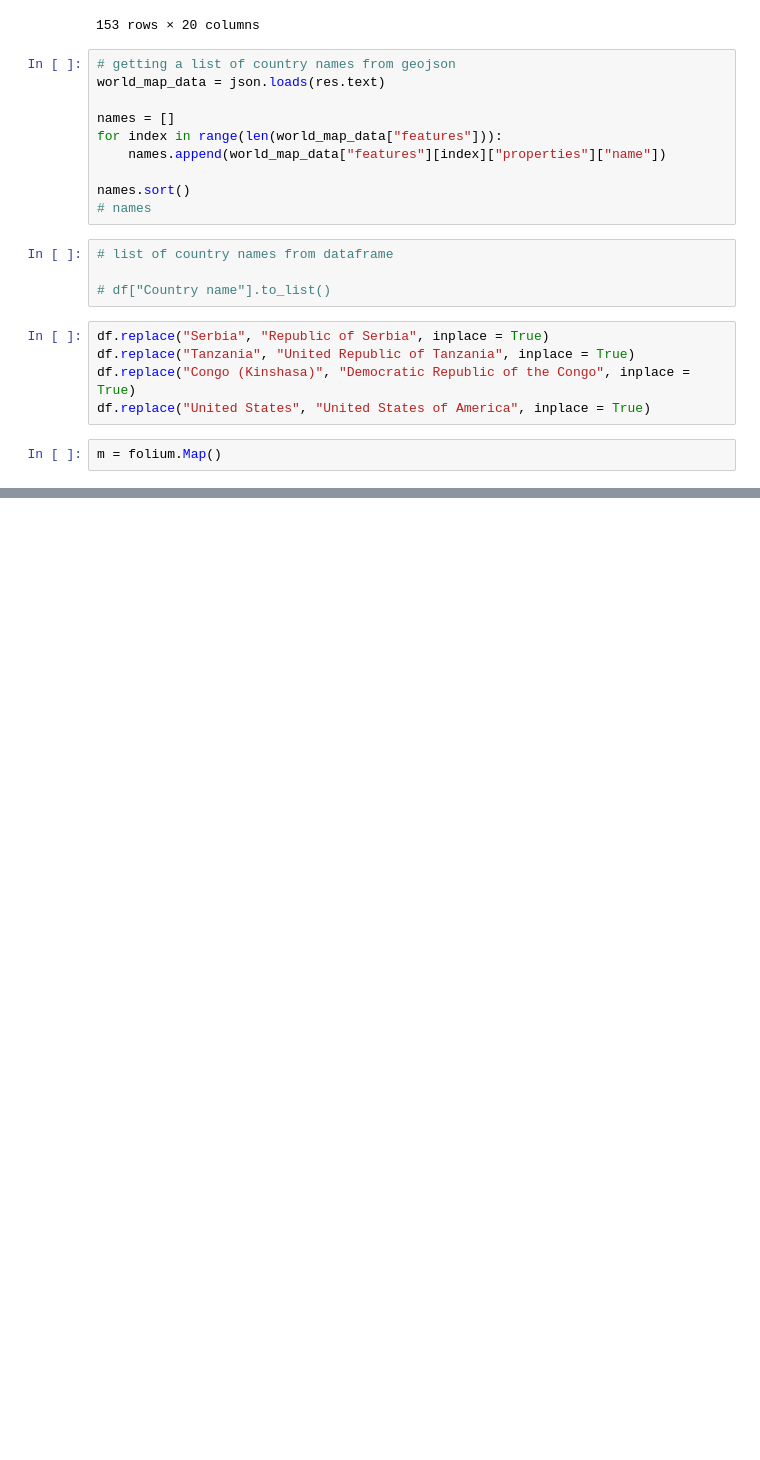
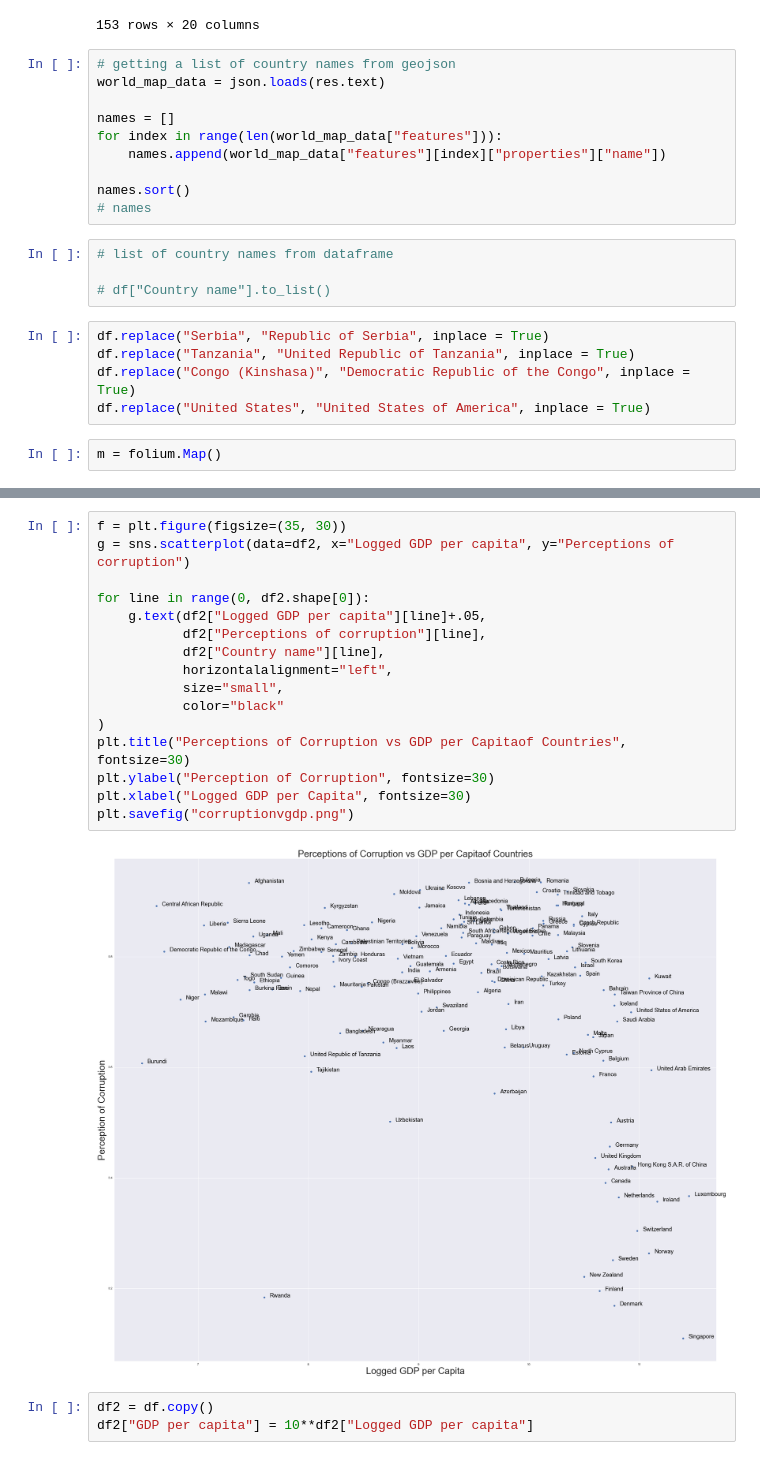
Before and after one commit to datares/happy-pineapples, a Jupyter notebook: analysis/map_visualization.ipynb, the cells around one changed output, grey strips where cells are left out. Cells and saved outputs as stored; diff of their text form; blank space fills up the shorter version.

Commit message:
WH corruptionvgdp

```diff
--- a/analysis/map_visualization.ipynb
+++ b/analysis/map_visualization.ipynb
@@ -106,3 +106,24 @@ choropleth.geojson.add_child(folium.features.GeoJsonTooltip(["name"], style=styl
 m
 # %% [output]
 [interactive output not drawn]
+# %%
+f = plt.figure(figsize=(35, 30))
+g = sns.scatterplot(data=df2, x="Logged GDP per capita", y="Perceptions of corruption")
+
+for line in range(0, df2.shape[0]):
+    g.text(df2["Logged GDP per capita"][line]+.05,
+           df2["Perceptions of corruption"][line],
+           df2["Country name"][line],
+           horizontalalignment="left",
+           size="small",
+           color="black"
+)
+plt.title("Perceptions of Corruption vs GDP per Capitaof Countries", fontsize=30)
+plt.ylabel("Perception of Corruption", fontsize=30)
+plt.xlabel("Logged GDP per Capita", fontsize=30)
+plt.savefig("corruptionvgdp.png")
+# %% [output]
+[figure, added]
+# %%
+df2 = df.copy()
+df2["GDP per capita"] = 10**df2["Logged GDP per capita"]
```
Also changed, not shown: parts of 2 cells of this notebook, 1 other file.
